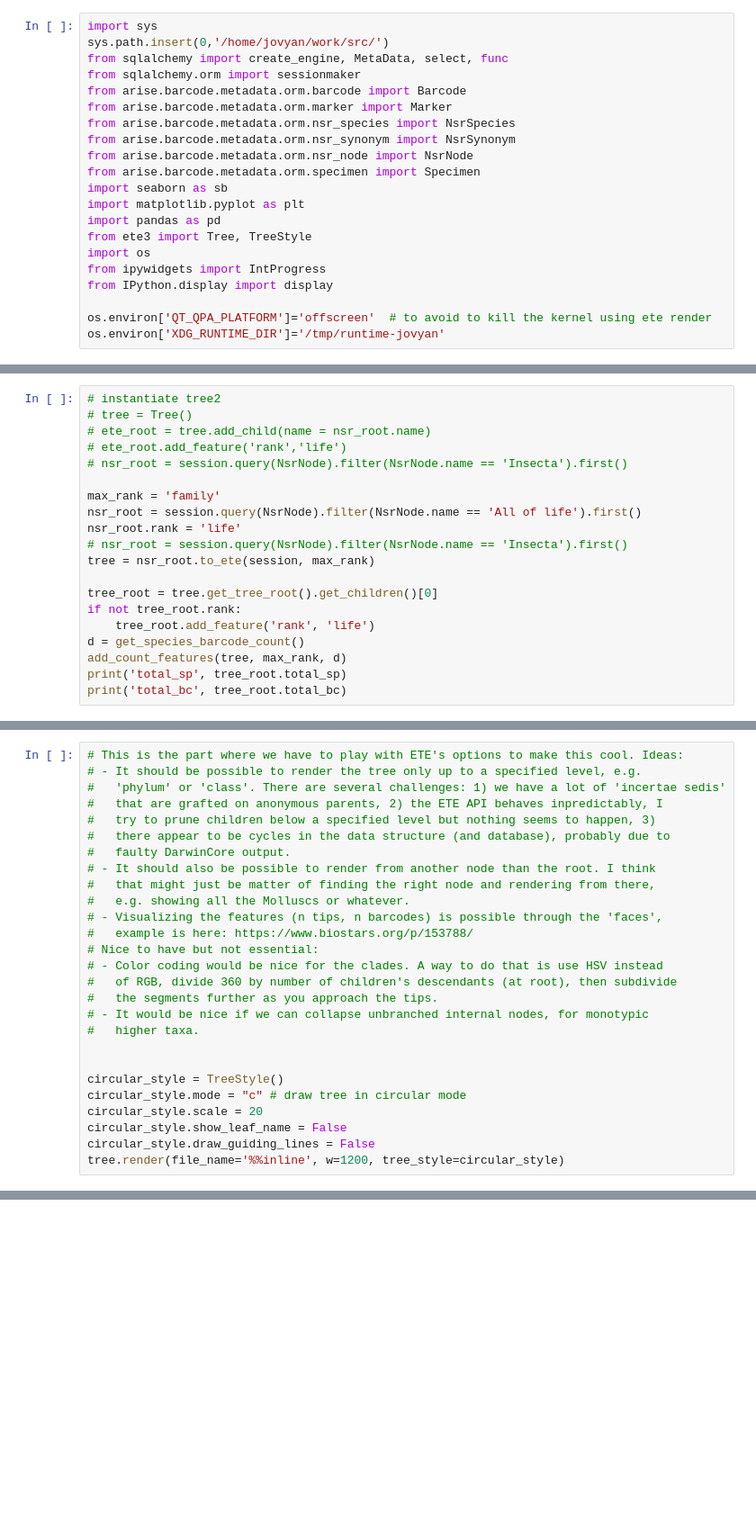
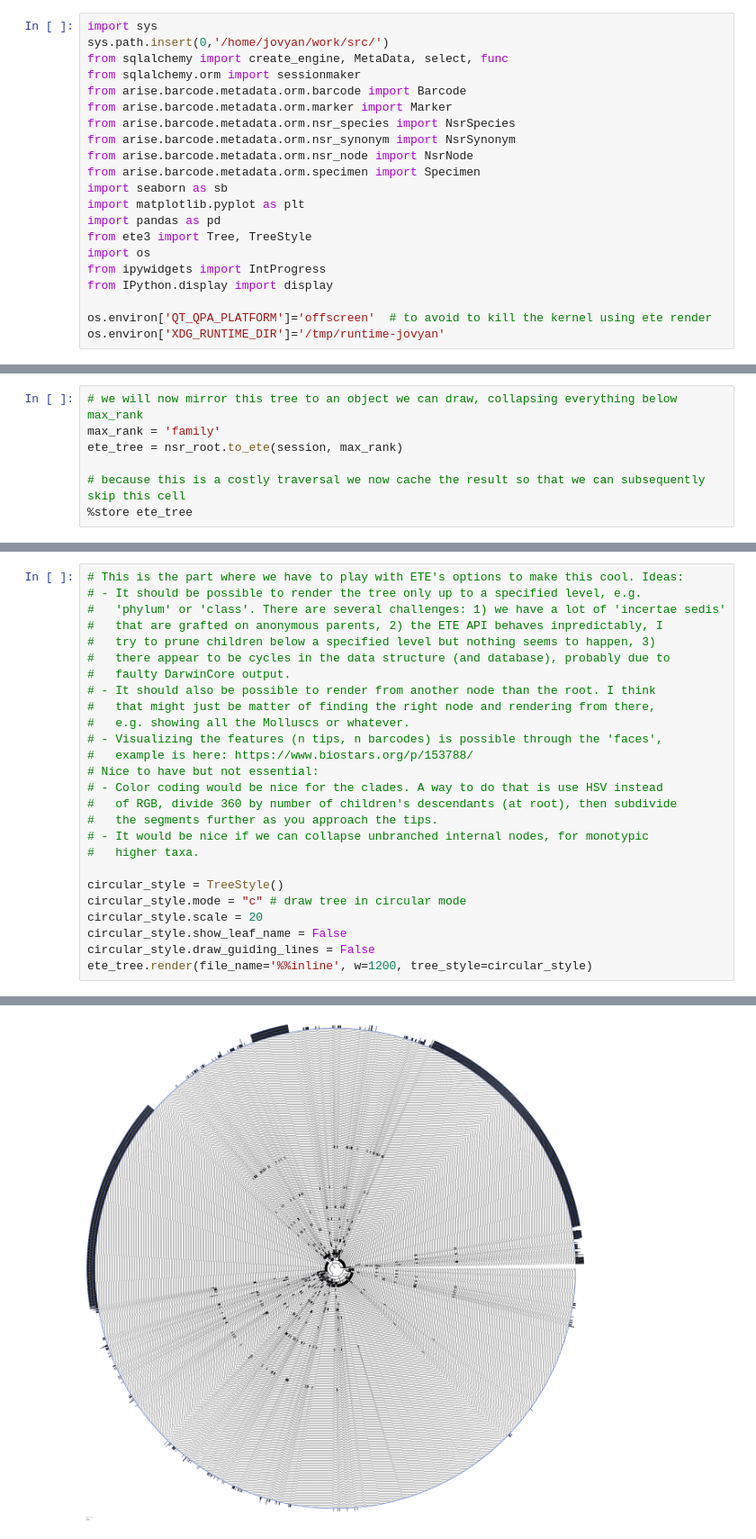
Before and after one commit to bge-barcoding/ibol-europe-gaplist-app, a Jupyter notebook: jupyter/scripts/report.ipynb, the cells around one changed output, grey strips where cells are left out. Shown at 90% size. Drawn from its saved outputs; the diff is of its cells as text; blank space fills up the shorter version.

```diff
--- a/jupyter/scripts/report.ipynb
+++ b/jupyter/scripts/report.ipynb
@@ -155,20 +56,0 @@ UsageError: Unknown variable 'tree'
-# %%
-# instantiate tree2
-# tree = Tree()
-# ete_root = tree.add_child(name = nsr_root.name)
-# ete_root.add_feature('rank','life')
-# nsr_root = session.query(NsrNode).filter(NsrNode.name == 'Insecta').first()
-
-max_rank = 'family'
-nsr_root = session.query(NsrNode).filter(NsrNode.name == 'All of life').first()
-nsr_root.rank = 'life'
-# nsr_root = session.query(NsrNode).filter(NsrNode.name == 'Insecta').first()
-tree = nsr_root.to_ete(session, max_rank)
-
-tree_root = tree.get_tree_root().get_children()[0]
-if not tree_root.rank:
-    tree_root.add_feature('rank', 'life')
-d = get_species_barcode_count()
-add_count_features(tree, max_rank, d)
-print('total_sp', tree_root.total_sp)
-print('total_bc', tree_root.total_bc)
@@ -177,0 +57,7 @@ total_bc 110114
+# %%
+# we will now mirror this tree to an object we can draw, collapsing everything below max_rank
+max_rank = 'family'
+ete_tree = nsr_root.to_ete(session, max_rank)
+
+# because this is a costly traversal we now cache the result so that we can subsequently skip this cell
+%store ete_tree
@@ -195,11 +131,10 @@ total_bc 110114
 # - It would be nice if we can collapse unbranched internal nodes, for monotypic
 #   higher taxa.
 
-
 circular_style = TreeStyle()
 circular_style.mode = "c" # draw tree in circular mode
 circular_style.scale = 20
 circular_style.show_leaf_name = False
 circular_style.draw_guiding_lines = False
-tree.render(file_name='%%inline', w=1200, tree_style=circular_style)
+ete_tree.render(file_name='%%inline', w=1200, tree_style=circular_style)
 # %% [output]
@@ -206,0 +141 @@ NameError: name 'TreeStyle' is not defined
+[figure, added]
```
Also changed, not shown: parts of 13 cells of this notebook, 1 other file.
